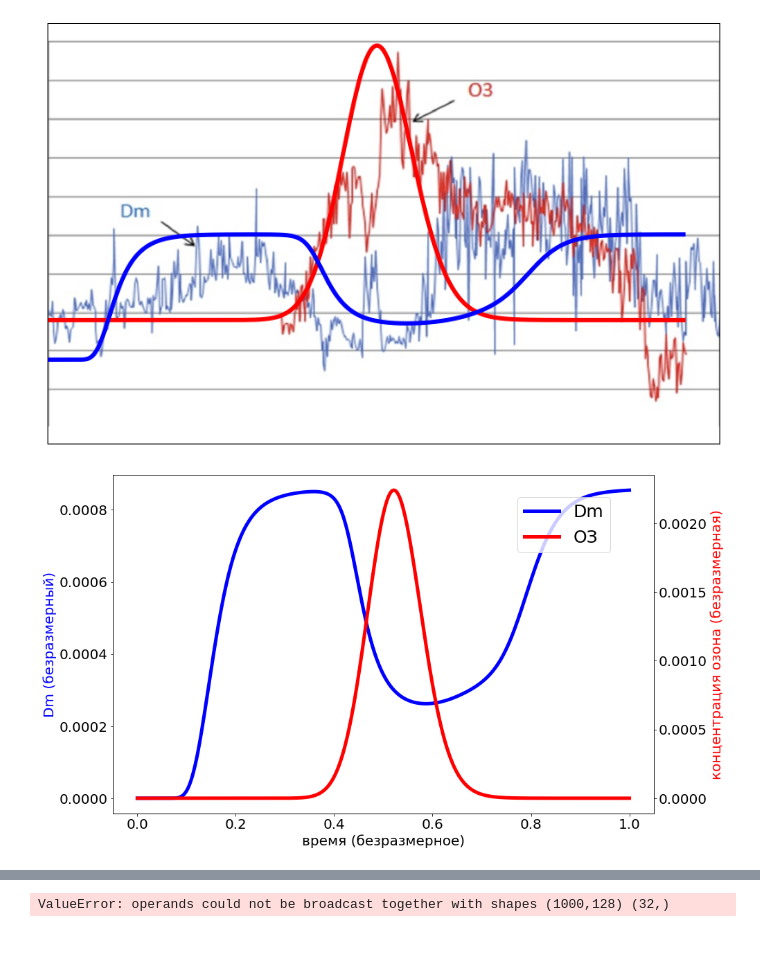
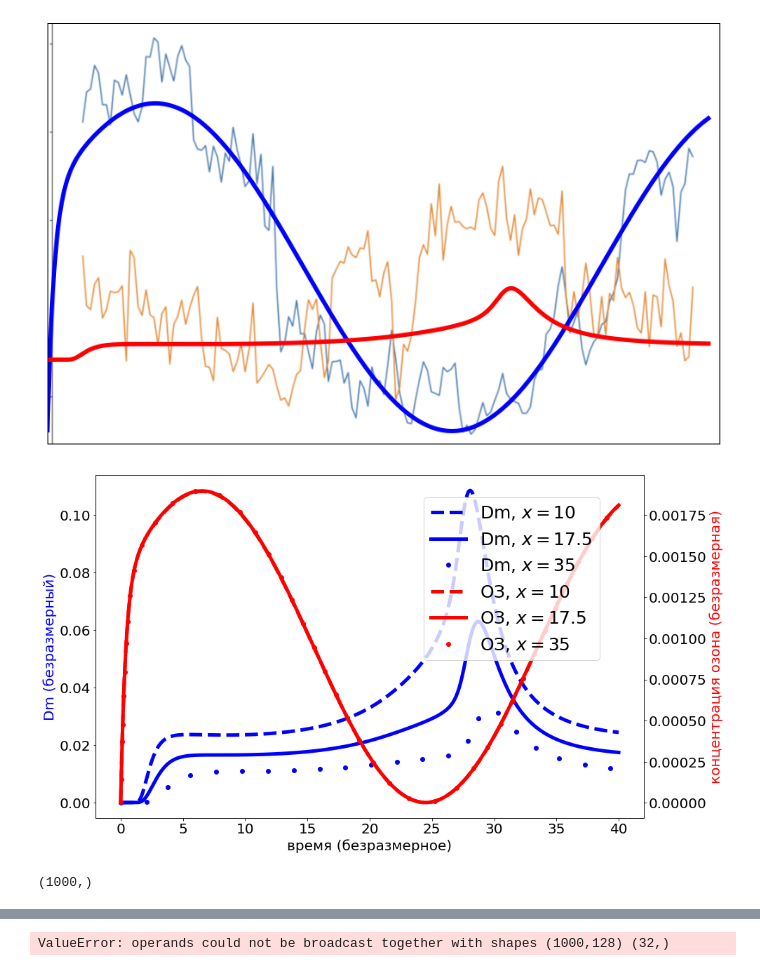
Before and after one commit to RishatZagidullin/coagulation-advection-1d, a Jupyter notebook: run_folder/baikal_data.ipynb, the cells around one changed output, grey strips where cells are left out. Saved outputs shown, nothing was run; the diff lists cells and outputs as text; code cells hidden in the pictures; blank space fills up the shorter version.

```diff
--- a/run_folder/baikal_data.ipynb
+++ b/run_folder/baikal_data.ipynb
@@ -29,5 +45,5 @@ y.shape
 # %%
-y = y.reshape(1001,20,64)
+y = y.reshape(1000,20,128)
 # %%
 plt.figure(figsize=(15,10))
 plt.imshow(y[10], aspect="auto")
@@ -44,20 +81,26 @@ plt.plot(x[:,4*25]/10000)
 # %%
-img = plt.imread("ozon.png")
-val = 7
-sizes = y[:,val,:]*np.linspace(1,64,64)
+img = plt.imread("data/2.png")
+val = 4
+
 fig, ax1 = plt.subplots(figsize=(14,9))
+sizes = y[:, val,:]*np.linspace(1,128,128)
+val_sm = 4
+sizes_sm = y[:, val_sm,:]*np.linspace(1,128,128)
+
+val_bg = 15
+sizes_bg = y[:, val_bg,:]*np.linspace(1,128,128)
 
 ax2 = ax1.twinx()
 ax3 = ax1.twinx()
-ax3.plot(np.linspace(-10,1600,1001), sizes.mean(axis=1), color='blue', label="Dm", lw=5)
-ax2.plot(np.linspace(-10,1600,1001), x[:,val*25]/200, color='red', label="ОЗ", lw=5)
+ax3.plot(np.linspace(0,1650,1000), sizes.mean(axis=1)/1, color='red', label="Dm", lw=5)
+ax2.plot(np.linspace(0,1650,1000), x[:,val*25]/150-0.0009, color='blue', label="ОЗ", lw=5)
 ax2.set_yticks([])
 ax3.set_yticks([])
 ax2.set_ylim(-0.001,0.0024)
 ax3.set_ylim(-0.001,0.004)
 ax1.set_yticks([])
 ax2.set_xticks([])
 ax1.imshow(img)
 plt.savefig("map.jpg")
 # %% [output]
-[figure, old version]
+[figure, new version]
@@ -64,15 +121,28 @@ plt.savefig("map.jpg")
 # %%
 #val = 8
-val = 15
+val = 7
 
-sizes = y[:,val,:]*np.linspace(1,64,64)
+sizes = y[:,val,:]*np.linspace(1,128,128)
+
+val_sm = 4
+sizes_sm = y[:, val_sm,:]*np.linspace(1,128,128)
+
+val_bg = 14
+sizes_bg = y[:, val_bg,:]*np.linspace(1,128,128)
+
 #plt.figure(figsize=(13,9))
 fig, ax1 = plt.subplots(figsize=(14,9))
 plt.yticks(fontsize=20)
 plt.xticks(fontsize=20)
 ax2 = ax1.twinx()
-ax1.plot(np.linspace(0,1,1001), sizes.mean(axis=1), color='blue', label="Dm", lw=5)
-ax2.plot(np.linspace(0,1,1001), x[:,val*25]/200, color='red', label="ОЗ", lw=5)
+ax1.plot(np.linspace(0,40,1000), sizes_sm.sum(axis=1), 'b--', label="Dm, $x=10$", lw=5)
+ax2.plot(np.linspace(0,40,1000), x[:,val_sm*25]/210, 'r--', label="ОЗ, $x=10$", lw=5)
+
+ax1.plot(np.linspace(0,40,1000), sizes.sum(axis=1), 'b', label="Dm, $x=17.5$", lw=5)
+ax2.plot(np.linspace(0,40,1000), x[:,val*25]/210, 'r', label="ОЗ, $x=17.5$", lw=5)
+
+ax1.plot(np.linspace(0,40,1000), sizes_bg.sum(axis=1), 'bo', label="Dm, $x=35$", lw=5, markevery=0.04)
+ax2.plot(np.linspace(0,40,1000), x[:,val_bg*25]/210, 'ro', label="ОЗ, $x=35$", lw=5, markevery=0.04)
 
 ax1.set_xlabel("время (безразмерное)", fontsize=20)
 ax1.set_ylabel("Dm (безразмерный)", fontsize=20, color='blue')
@@ -83,5 +153,9 @@ plt.yticks(fontsize=20)
 plt.xticks(fontsize=40)
 plt.savefig("num_ozon.jpg")
 # %% [output]
-[figure, old version]
+[figure, new version]
+# %%
+y[:,val_bg,0].shape
+# %% [output]
+(1000,)
 # %%
```
Also changed, not shown: parts of 14 cells of this notebook, 2 other files.
